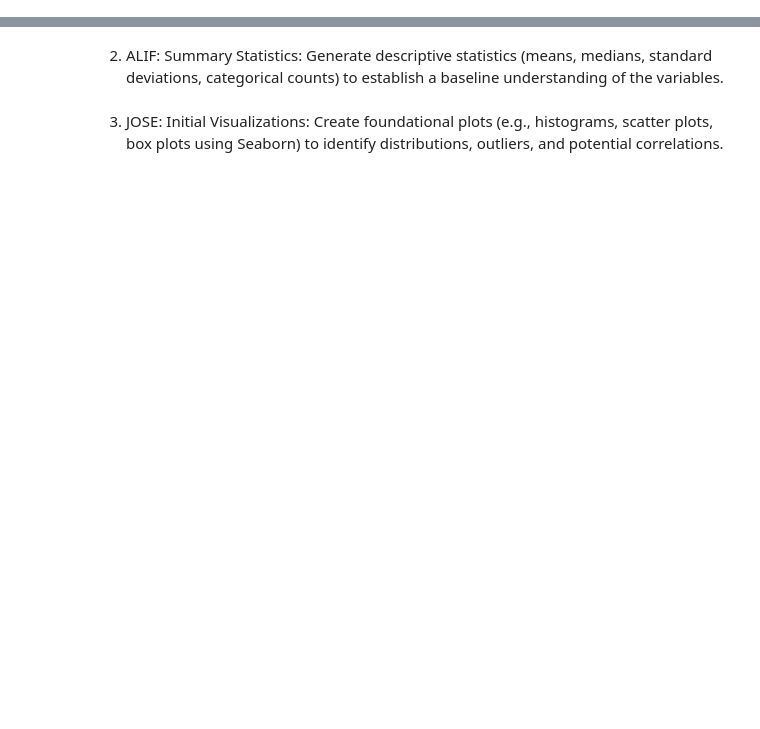
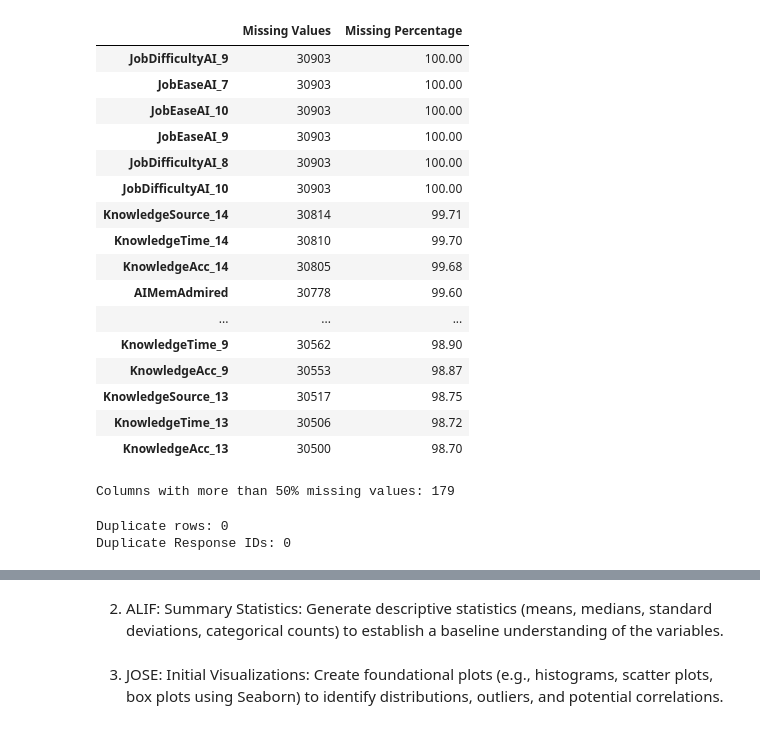
Before and after one commit to Paradise166/cmpsc105-project, a Jupyter notebook: analysis.ipynb, the cells around one changed output, grey strips where cells are left out. Cells and saved outputs as stored; diff of their text form; code cells hidden in the pictures; blank space fills up the shorter version.

```diff
--- a/analysis.ipynb
+++ b/analysis.ipynb
@@ -2,0 +68,55 @@
+# %%
+# Missing Values
+# Count missing values in each column
+missing_values = df.isnull().sum()
+
+# Calculate the percentage of missing values
+missing_percent = (df.isnull().mean() * 100).round(2)
+
+# Create a table showing missing values and percentages
+missing_summary = pd.DataFrame({
+    "Missing Values": missing_values,
+    "Missing Percentage": missing_percent
+})
+
+# Show the 20 columns with the most missing values
+display(
+    missing_summary.sort_values(
+        by="Missing Percentage",
+        ascending=False
+    ).head(20)
+)
+
+# Count columns with more than 50% missing data
+print("Columns with more than 50% missing values:",
+      (missing_percent > 50).sum())
+# %% [output]
+|  | Missing Values | Missing Percentage |
+| JobDifficultyAI_9 | 30903 | 100.00 |
+| JobEaseAI_7 | 30903 | 100.00 |
+| JobEaseAI_10 | 30903 | 100.00 |
+| JobEaseAI_9 | 30903 | 100.00 |
+| JobDifficultyAI_8 | 30903 | 100.00 |
+| JobDifficultyAI_10 | 30903 | 100.00 |
+| KnowledgeSource_14 | 30814 | 99.71 |
+| KnowledgeTime_14 | 30810 | 99.70 |
+| KnowledgeAcc_14 | 30805 | 99.68 |
+| AIMemAdmired | 30778 | 99.60 |
+| ... | ... | ... |
+| KnowledgeTime_9 | 30562 | 98.90 |
+| KnowledgeAcc_9 | 30553 | 98.87 |
+| KnowledgeSource_13 | 30517 | 98.75 |
+| KnowledgeTime_13 | 30506 | 98.72 |
+| KnowledgeAcc_13 | 30500 | 98.70 |
+Columns with more than 50% missing values: 179
+# %%
+# Look for duplicates
+# Count rows that are exactly identical
+print("Duplicate rows:", df.duplicated().sum())
+
+# Check whether the same ResponseId appears more than once
+print("Duplicate Response IDs:",
+      df["ResponseId"].duplicated().sum())
+# %% [output]
+Duplicate rows: 0
+Duplicate Response IDs: 0
```
Also changed, not shown: parts of 8 cells of this notebook, 1 other file.
